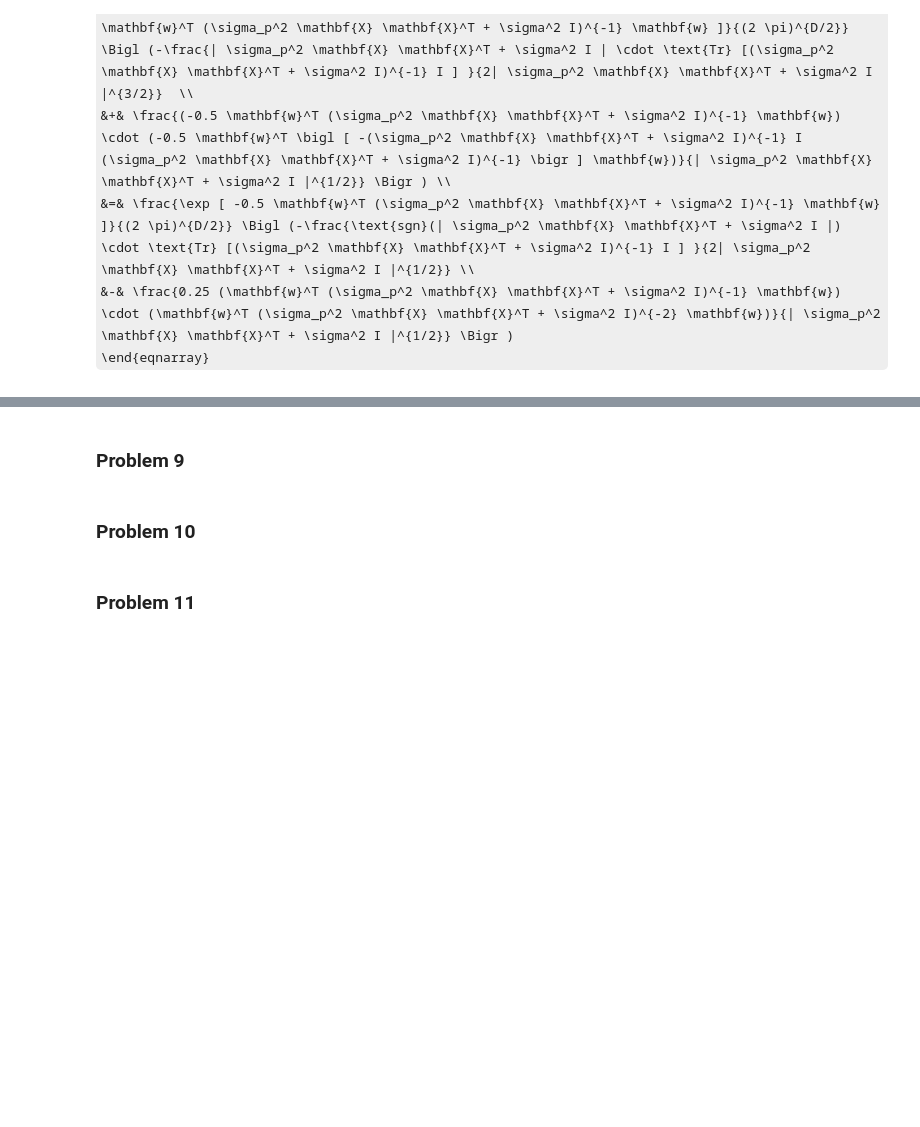
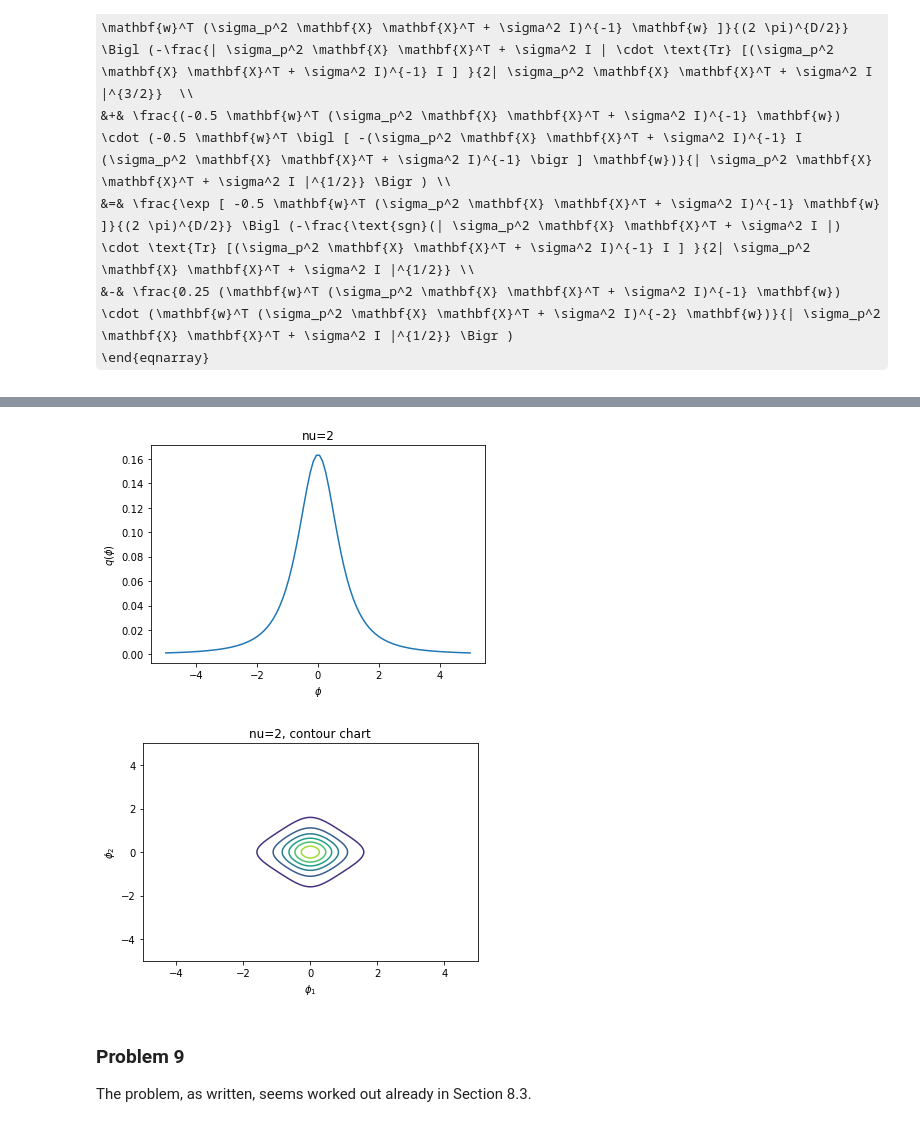
Before and after one commit to jwdinius/prince-computer-vision, a Jupyter notebook: Ch8/Prince-Chapter8.ipynb, the cells around one changed output, grey strips where cells are left out. Saved outputs shown, nothing was run; the diff lists cells and outputs as text; code cells hidden in the pictures; some formulas as TeX source; blank space fills up the shorter version.

```diff
--- a/Ch8/Prince-Chapter8.ipynb
+++ b/Ch8/Prince-Chapter8.ipynb
@@ -223,6 +228,36 @@ To actually find the argmax, $\hat h$, differentiate w.r.t $h$ and set the resul
-# %% [markdown]
-### Problem 9
-# %% [markdown]
-### Problem 10
-# %% [markdown]
-### Problem 11
+# %%
+def q(phi, nu):
+    _const = np.exp(-0.5*(nu+1)) * nu**(0.5*nu) / (2.**(0.5*(nu+1))*np.sqrt(np.pi)*scipy_spec.gamma(0.5*nu))
+    _base = 0.5 * (nu + 1.) / (phi**2 + 0.5*nu)
+    return _const * _base**(0.5 * (nu + 1))
+
+nu = 2.
+phis = np.linspace(-5, 5, 100)
+qs = np.array([q(_phi, nu) for _phi in phis])
+
+# single-dimensional case
+plt.figure()
+plt.plot(phis, qs)
+plt.xlabel('$\phi$')
+plt.ylabel('$q(\phi)$')
+plt.title('nu=2')
+
+# two-dimensional case
+[XX, YY] = np.meshgrid(phis, phis)
+xx = XX.flatten().reshape((XX.size, 1))
+yy = YY.flatten().reshape((YY.size, 1))
+xy = np.hstack((xx, yy))
+temp = np.array([q(_xy[0], nu)*q(_xy[1], nu) for _xy in xy])
+output = temp.reshape((100, 100))
+plt.figure()
+plt.contour(XX, YY, output)
+plt.xlabel('$\phi_1$')
+plt.ylabel('$\phi_2$')
+plt.title('nu=2, contour chart')
+plt.show()
+# %% [output]
+[figure, added]
+[figure, added]
+# %% [markdown]
+### Problem 9
+The problem, as written, seems worked out already in Section 8.3.
```
Also changed, not shown: parts of 4 cells of this notebook.
